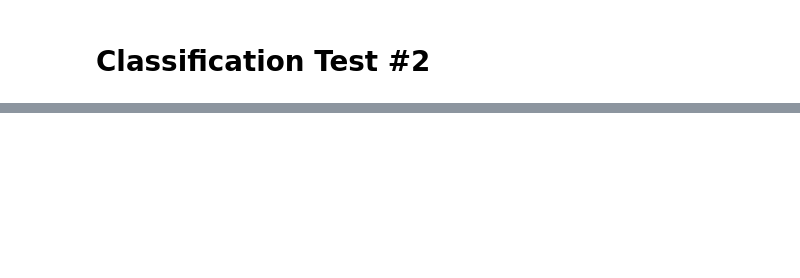
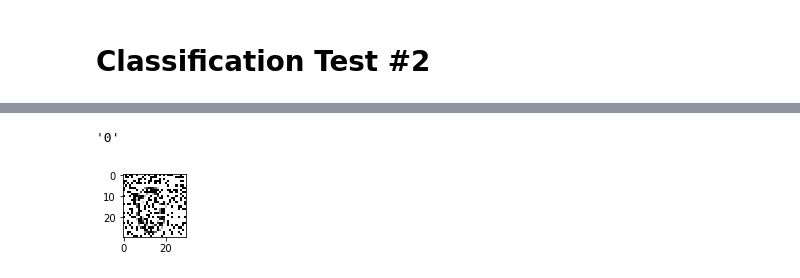
Before and after one commit to msbrogli/sdm-framework, a Jupyter notebook: docs/notebooks/Classification Test 2.ipynb, the cells around one changed output, grey strips where cells are left out. Cells and saved outputs as stored; diff of their text form; code cells hidden in the pictures; blank space fills up the shorter version.

```diff
--- a/docs/notebooks/Classification Test 2.ipynb
+++ b/docs/notebooks/Classification Test 2.ipynb
@@ -233,0 +176,5 @@ read('0')
+# %%
+read('0', p=0.3)
+# %% [output]
+'0'
+[figure, added]
```
Also changed, not shown: parts of 21 cells of this notebook.
